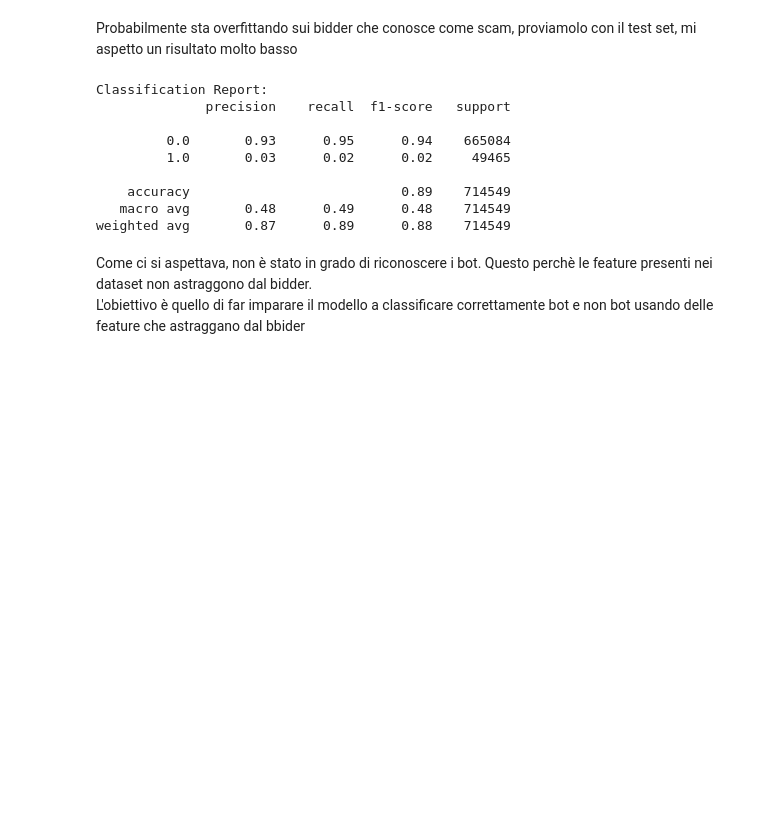
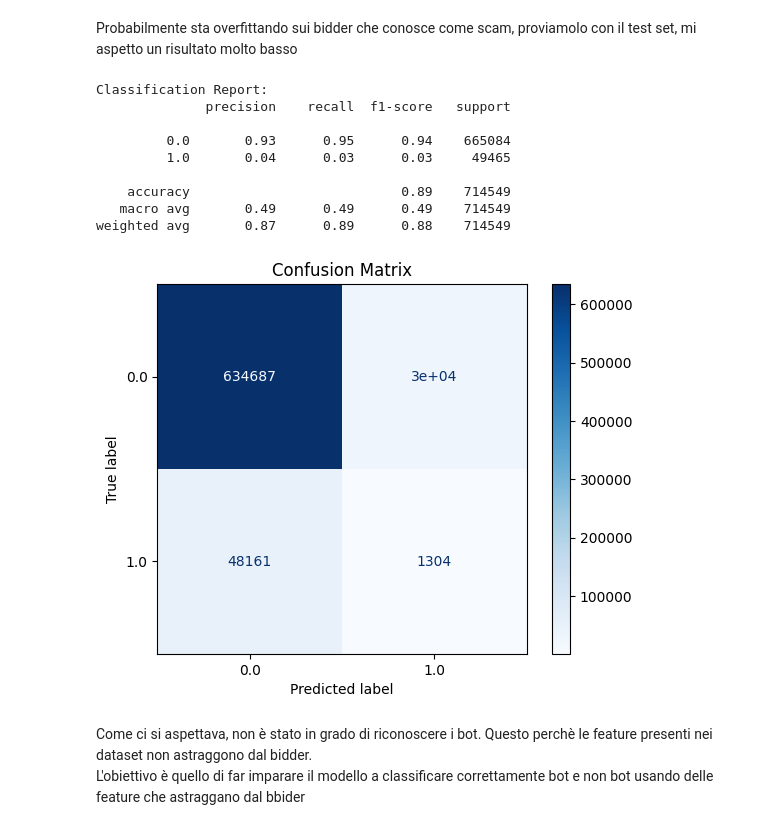
Before and after one commit to trueilorp/Bidder-classification, a Jupyter notebook: RF/note1.ipynb, the cells around one changed output. Saved outputs shown, nothing was run; the diff lists cells and outputs as text; code cells hidden in the pictures; blank space fills up the shorter version.

```diff
--- a/RF/note1.ipynb
+++ b/RF/note1.ipynb
@@ -95,20 +104,29 @@ Probabilmente sta overfittando sui bidder che conosce come scam, proviamolo con
 # %%
 X = df_test.drop(['outcome'], axis=1)
 y = df_test['outcome']
 
 y_pred = rf.predict(X)
 print("Classification Report:")
 print(classification_report(y, y_pred))
+
+cm = confusion_matrix(y, y_pred)
+
+disp = ConfusionMatrixDisplay(confusion_matrix=cm, display_labels=np.unique(y_pred))
+disp.plot(cmap=plt.cm.Blues)
+
+plt.title('Confusion Matrix')
+plt.show()
 # %% [output]
 Classification Report:
               precision    recall  f1-score   support
 
          0.0       0.93      0.95      0.94    665084
-         1.0       0.03      0.02      0.02     49465
+         1.0       0.04      0.03      0.03     49465
 
     accuracy                           0.89    714549
-   macro avg       0.48      0.49      0.48    714549
+   macro avg       0.49      0.49      0.49    714549
 weighted avg       0.87      0.89      0.88    714549
+[figure, added]
 # %% [markdown]
 Come ci si aspettava, non è stato in grado di riconoscere i bot. Questo perchè le feature presenti nei dataset non astraggono dal bidder. <br>
 L'obiettivo è quello di far imparare il modello a classificare correttamente bot e non bot usando delle feature che astraggano dal bbider
```
Also changed, not shown: parts of 5 cells of this notebook.
